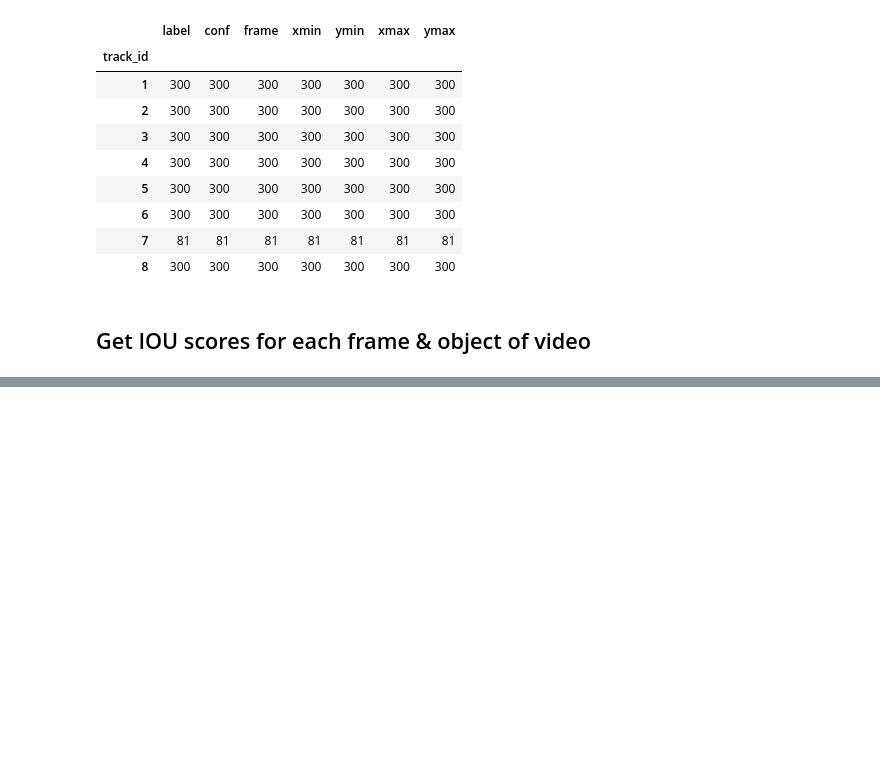
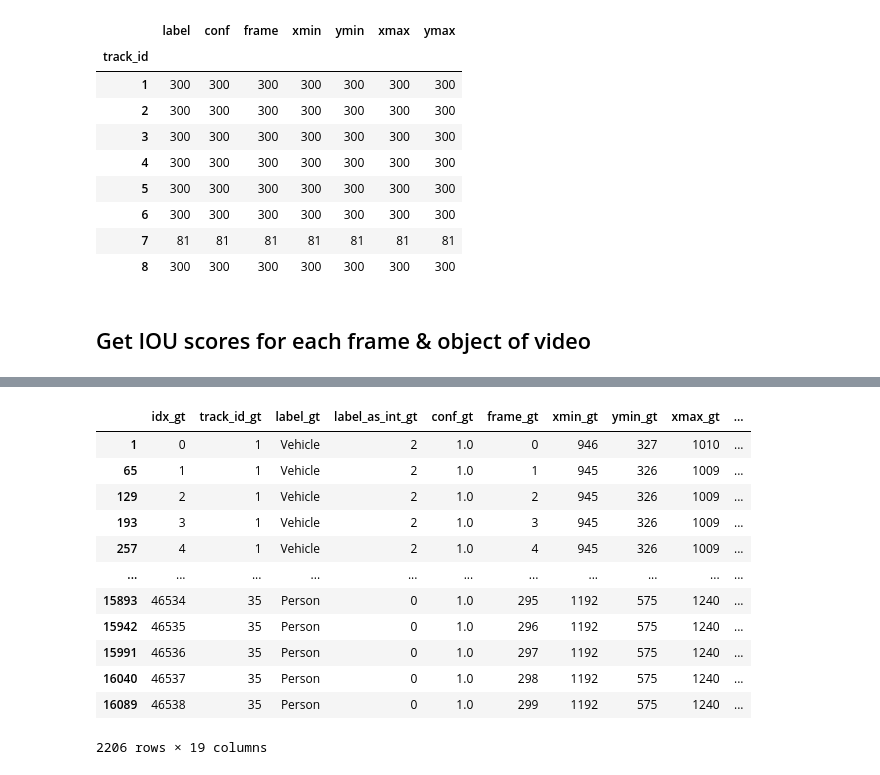
Before and after one commit to DawdlingDaedalus/VIRAT, a Jupyter notebook: analysis/06_26_2023_YOLOv8_300_Frames_IOU.ipynb, the cells around one changed output, grey strips where cells are left out. Cells and saved outputs as stored; diff of their text form; code cells hidden in the pictures; blank space fills up the shorter version.

```diff
--- a/analysis/06_26_2023_YOLOv8_300_Frames_IOU.ipynb
+++ b/analysis/06_26_2023_YOLOv8_300_Frames_IOU.ipynb
@@ -377,0 +512,16 @@ df_pred.groupby('track_id').count()
+# %%
+df_matched
+# %% [output]
+|  | idx_gt | track_id_gt | label_gt | label_as_int_gt | conf_gt | frame_gt | xmin_gt | ymin_gt | xmax_gt | ... |
+| 1 | 0 | 1 | Vehicle | 2 | 1.0 | 0 | 946 | 327 | 1010 | ... |
+| 65 | 1 | 1 | Vehicle | 2 | 1.0 | 1 | 945 | 326 | 1009 | ... |
+| 129 | 2 | 1 | Vehicle | 2 | 1.0 | 2 | 945 | 326 | 1009 | ... |
+| 193 | 3 | 1 | Vehicle | 2 | 1.0 | 3 | 945 | 326 | 1009 | ... |
+| 257 | 4 | 1 | Vehicle | 2 | 1.0 | 4 | 945 | 326 | 1009 | ... |
+| ... | ... | ... | ... | ... | ... | ... | ... | ... | ... | ... |
+| 15893 | 46534 | 35 | Person | 0 | 1.0 | 295 | 1192 | 575 | 1240 | ... |
+| 15942 | 46535 | 35 | Person | 0 | 1.0 | 296 | 1192 | 575 | 1240 | ... |
+| 15991 | 46536 | 35 | Person | 0 | 1.0 | 297 | 1192 | 575 | 1240 | ... |
+| 16040 | 46537 | 35 | Person | 0 | 1.0 | 298 | 1192 | 575 | 1240 | ... |
+| 16089 | 46538 | 35 | Person | 0 | 1.0 | 299 | 1192 | 575 | 1240 | ... |
+2206 rows × 19 columns
```
Also changed, not shown: parts of 12 cells of this notebook.
